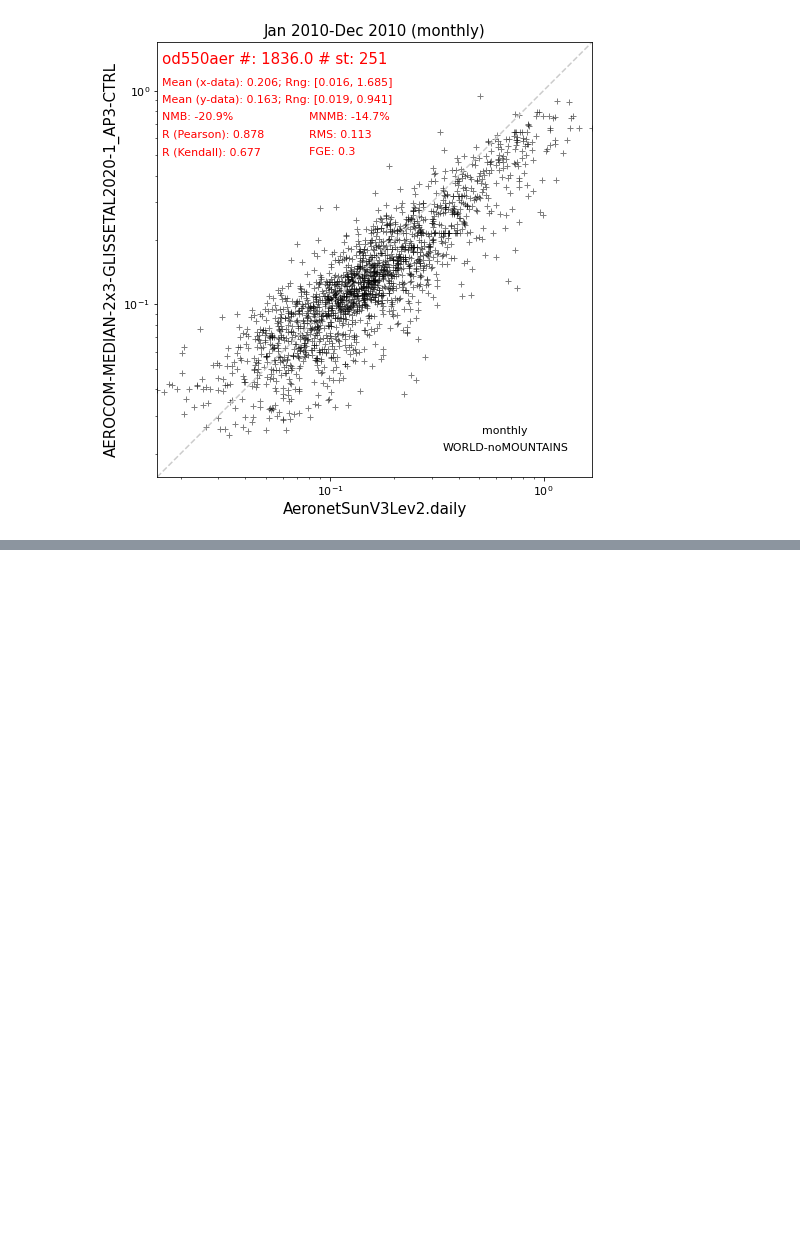
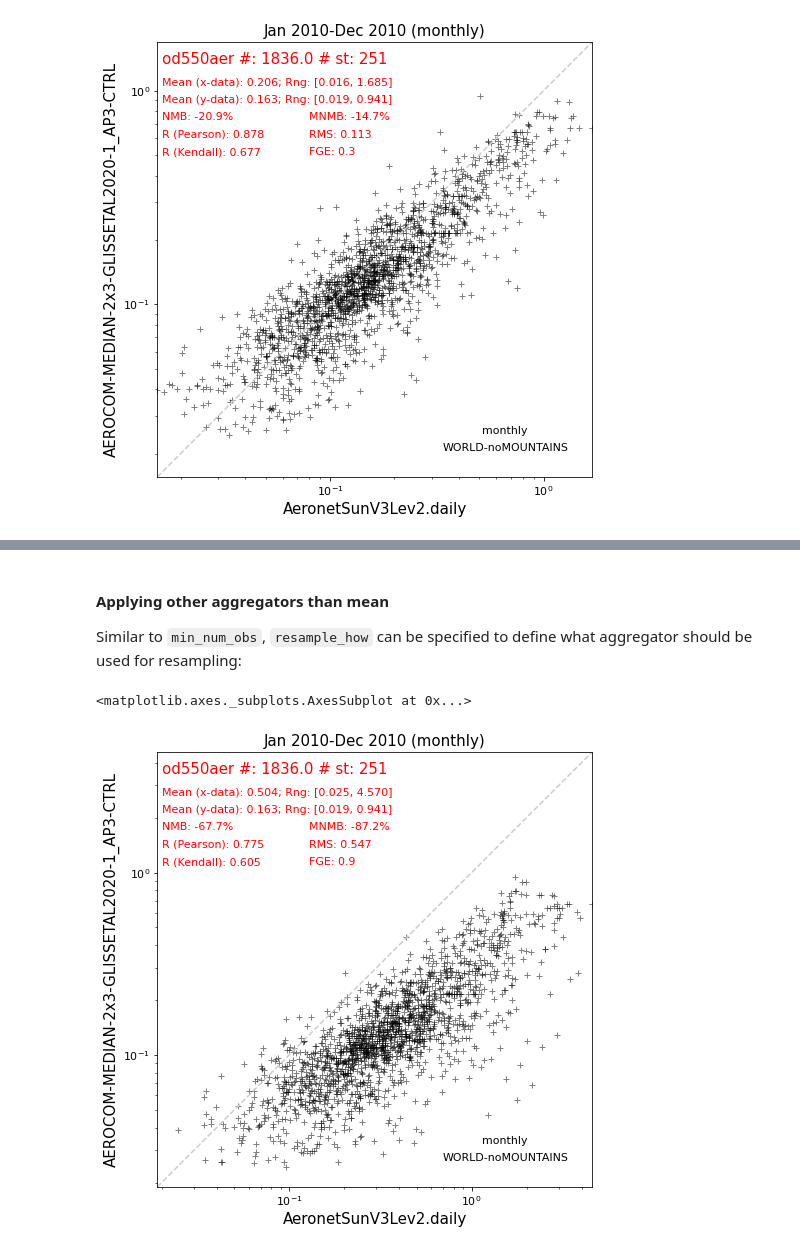
Before and after one commit to metno/pyaerocom-meetings, a Jupyter notebook: Feb2021_Workshop/setup_and_intro.ipynb, the cells around one changed output, grey strips where cells are left out. Drawn from its saved outputs; the diff is of its cells as text; code cells hidden in the pictures; blank space fills up the shorter version.

```diff
--- a/Feb2021_Workshop/setup_and_intro.ipynb
+++ b/Feb2021_Workshop/setup_and_intro.ipynb
@@ -203,0 +231,9 @@ By default, pyaerocom will resample time using a ca 25% coverage constraint (see
+# %% [markdown]
+#### Applying other aggregators than mean
+
+Similar to `min_num_obs`, `resample_how` can be specified to define what aggregator should be used for resampling:
+# %%
+pya.colocation.colocate_gridded_ungridded(modelaod, obsdata, start=2010, ts_type='monthly', resample_how='max').plot_scatter(loglog=True)
+# %% [output]
+<matplotlib.axes._subplots.AxesSubplot at 0x...>
+[figure, added]
```
Also changed, not shown: parts of 10 cells of this notebook, 1 other file.
